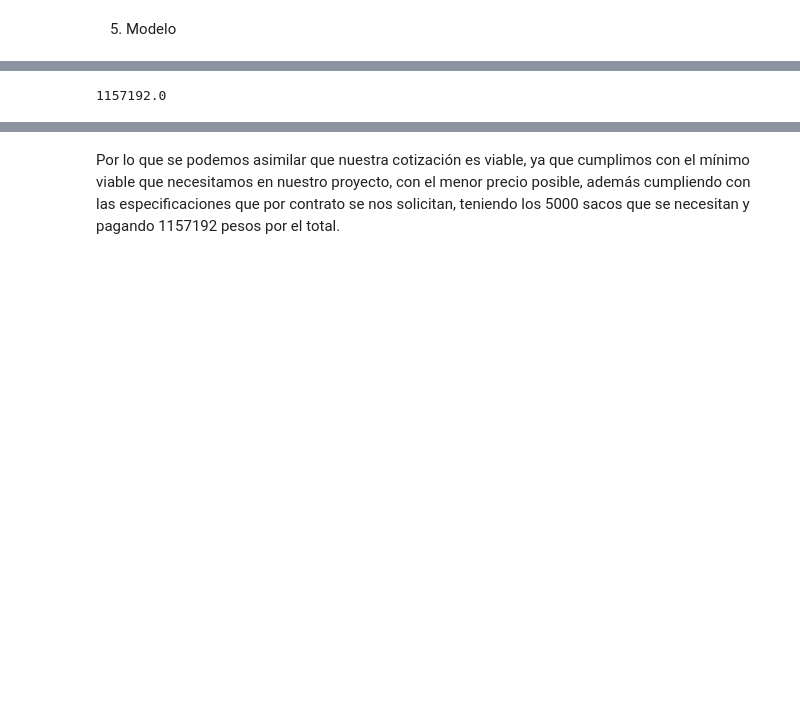
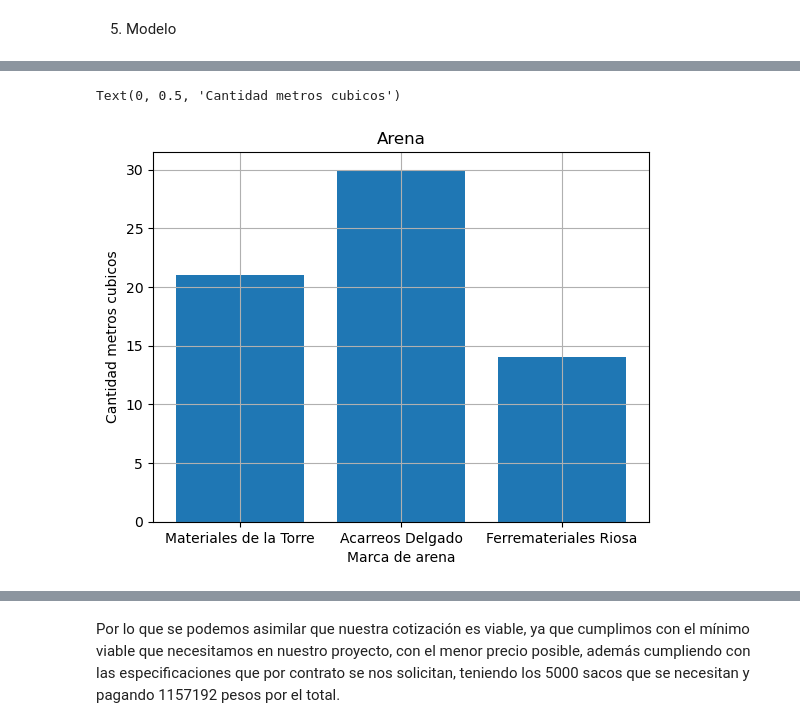
Before and after one commit to santi-padi/Proyecto---Optimizaci-n, a Jupyter notebook: ProyectoModulo1_VillanuevaM_PadillaS_CamarenaJ.ipynb, the cells around one changed output, grey strips where cells are left out. Cells and saved outputs as stored; diff of their text form; code cells hidden in the pictures; blank space fills up the shorter version.

```diff
--- a/ProyectoModulo1_VillanuevaM_PadillaS_CamarenaJ.ipynb
+++ b/ProyectoModulo1_VillanuevaM_PadillaS_CamarenaJ.ipynb
@@ -184,4 +207,10 @@ plt.plot(sol.x)
 # %%
-sol.fun
+plt.figure()
+plt.title("Arena")
+plt.bar(["Materiales de la Torre", "Acarreos Delgado", "Ferremateriales Riosa"], [sol.x[3],sol.x[4],sol.x[5]])
+plt.grid()
+plt.xlabel("Marca de arena")
+plt.ylabel("Cantidad metros cubicos")
 # %% [output]
-1157192.0
+Text(0, 0.5, 'Cantidad metros cubicos')
+[figure, added]
```
Also changed, not shown: parts of 8 cells of this notebook.
